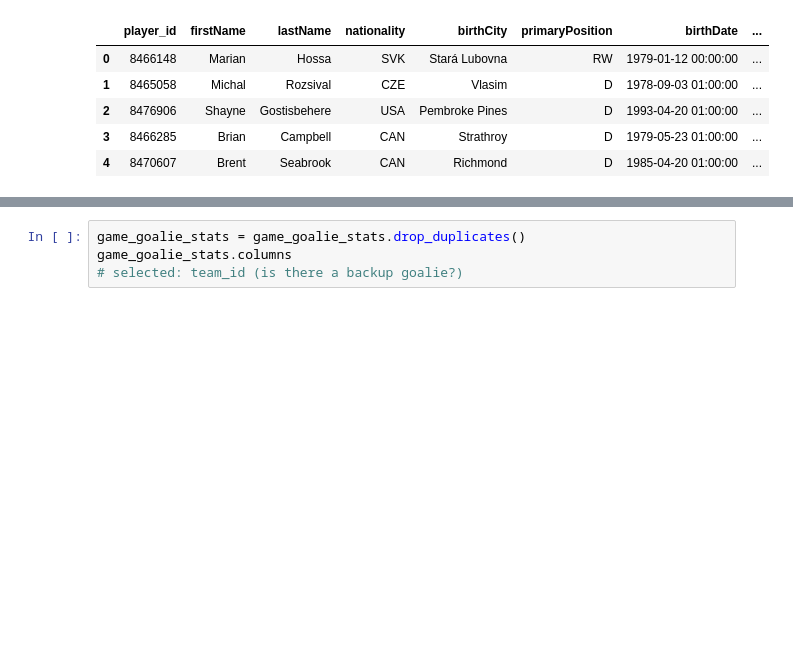
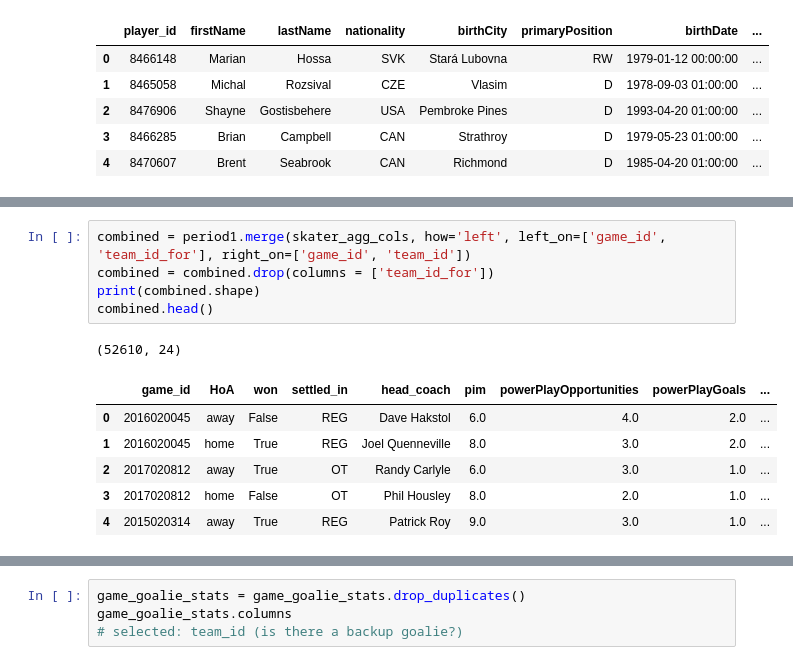
Before and after one commit to McGill-MMA-EnterpriseAnalytics/NHL-Game, a Jupyter notebook: project_EDA_v2.ipynb, the cells around one changed output, grey strips where cells are left out. Cells and saved outputs as stored; diff of their text form; blank space fills up the shorter version.

```diff
--- a/project_EDA_v2.ipynb
+++ b/project_EDA_v2.ipynb
@@ -177,3 +134,16 @@ combined.head()
+# %%
+combined = period1.merge(skater_agg_cols, how='left', left_on=['game_id', 'team_id_for'], right_on=['game_id', 'team_id'])
+combined = combined.drop(columns = ['team_id_for'])
+print(combined.shape)
+combined.head()
+# %% [output]
+(52610, 24)
+|  | game_id | HoA | won | settled_in | head_coach | pim | powerPlayOpportunities | powerPlayGoals | ... |
+| 0 | 2016020045 | away | False | REG | Dave Hakstol | 6.0 | 4.0 | 2.0 | ... |
+| 1 | 2016020045 | home | True | REG | Joel Quenneville | 8.0 | 3.0 | 2.0 | ... |
+| 2 | 2017020812 | away | True | OT | Randy Carlyle | 6.0 | 3.0 | 1.0 | ... |
+| 3 | 2017020812 | home | False | OT | Phil Housley | 8.0 | 2.0 | 1.0 | ... |
+| 4 | 2015020314 | away | True | REG | Patrick Roy | 9.0 | 3.0 | 1.0 | ... |
 # %%
 combined.columns
 # %% [output]
```
Also changed, not shown: parts of 18 cells of this notebook.
